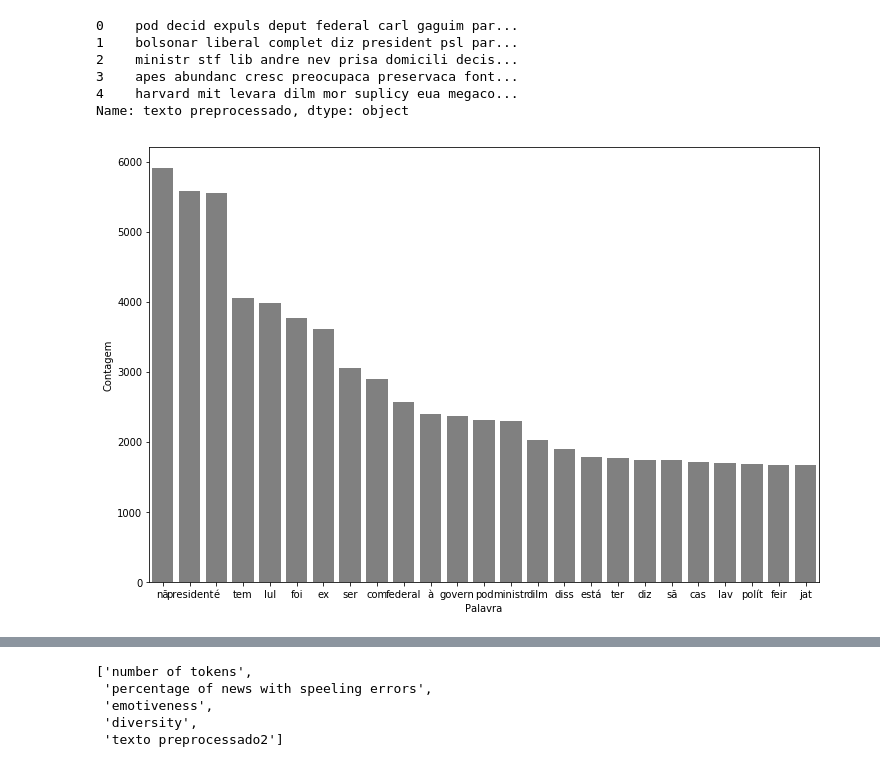
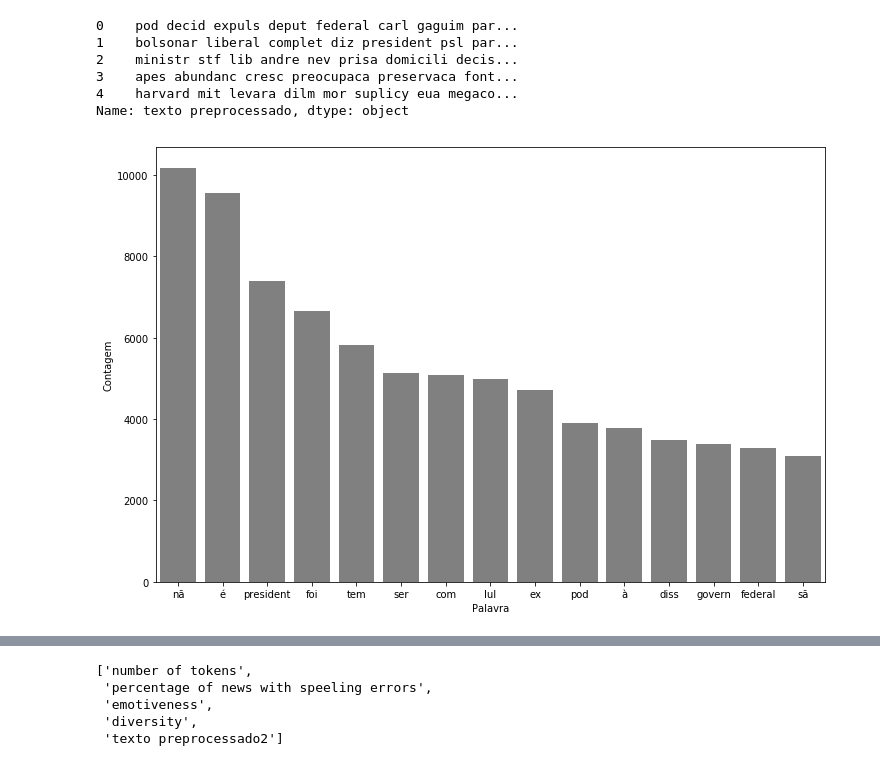
Before and after one commit to joaopaulopbjp/FakeNewsDetection, a Jupyter notebook: Fake News Classifier.ipynb, the cells around one changed output, grey strips where cells are left out. Cells and saved outputs as stored; diff of their text form; code cells hidden in the pictures.

```diff
--- a/Fake News Classifier.ipynb
+++ b/Fake News Classifier.ipynb
@@ -495,6 +513,6 @@ df_politica['texto preprocessado'].head()
 4    harvard mit levara dilm mor suplicy eua megaco...
 Name: texto preprocessado, dtype: object
 # %%
-pareto(df_politica, "texto preprocessado2", 25)
+pareto(df_tratado, "texto preprocessado2", 15)
 # %% [output]
-[figure, old version]
+[figure, new version]
```
Also changed, not shown: parts of 14 cells of this notebook.
